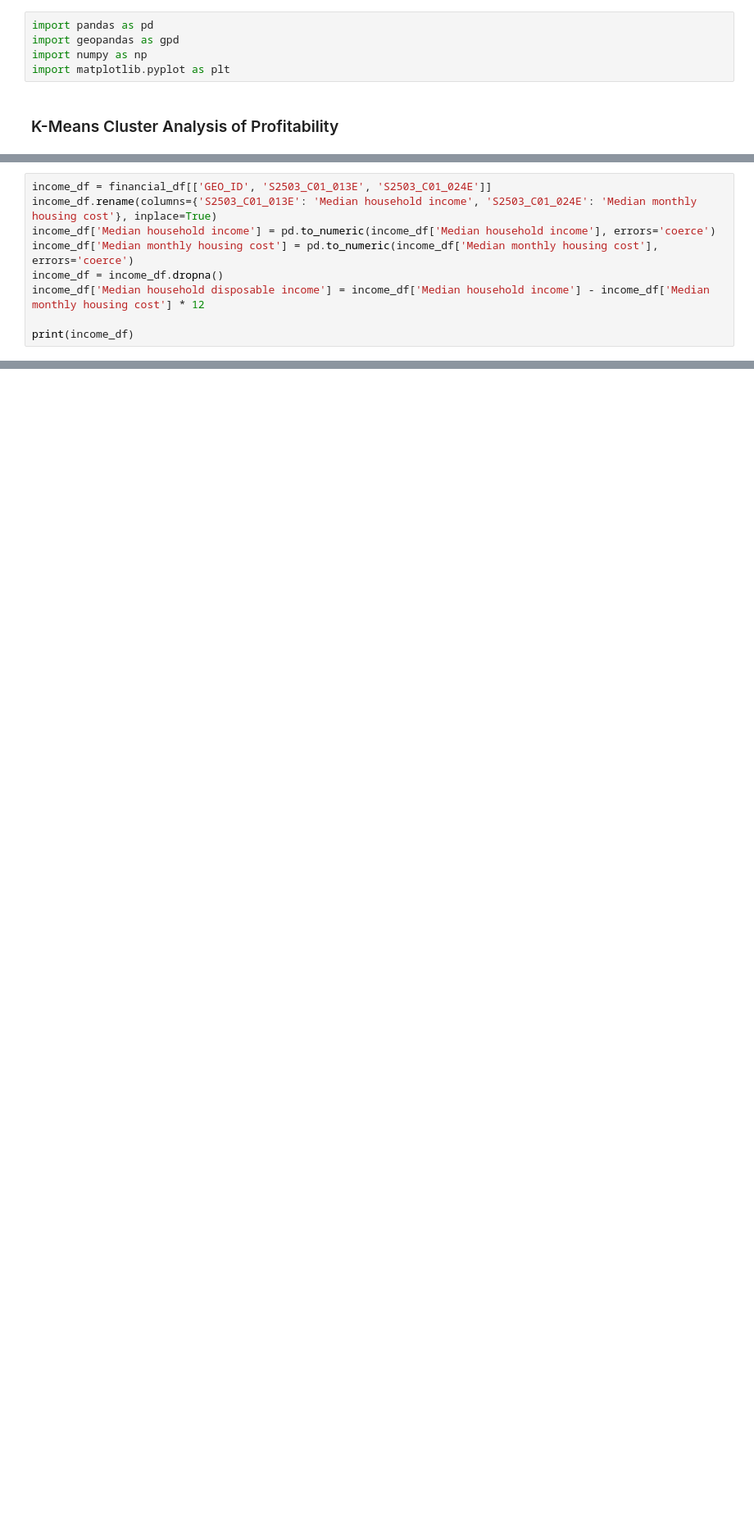
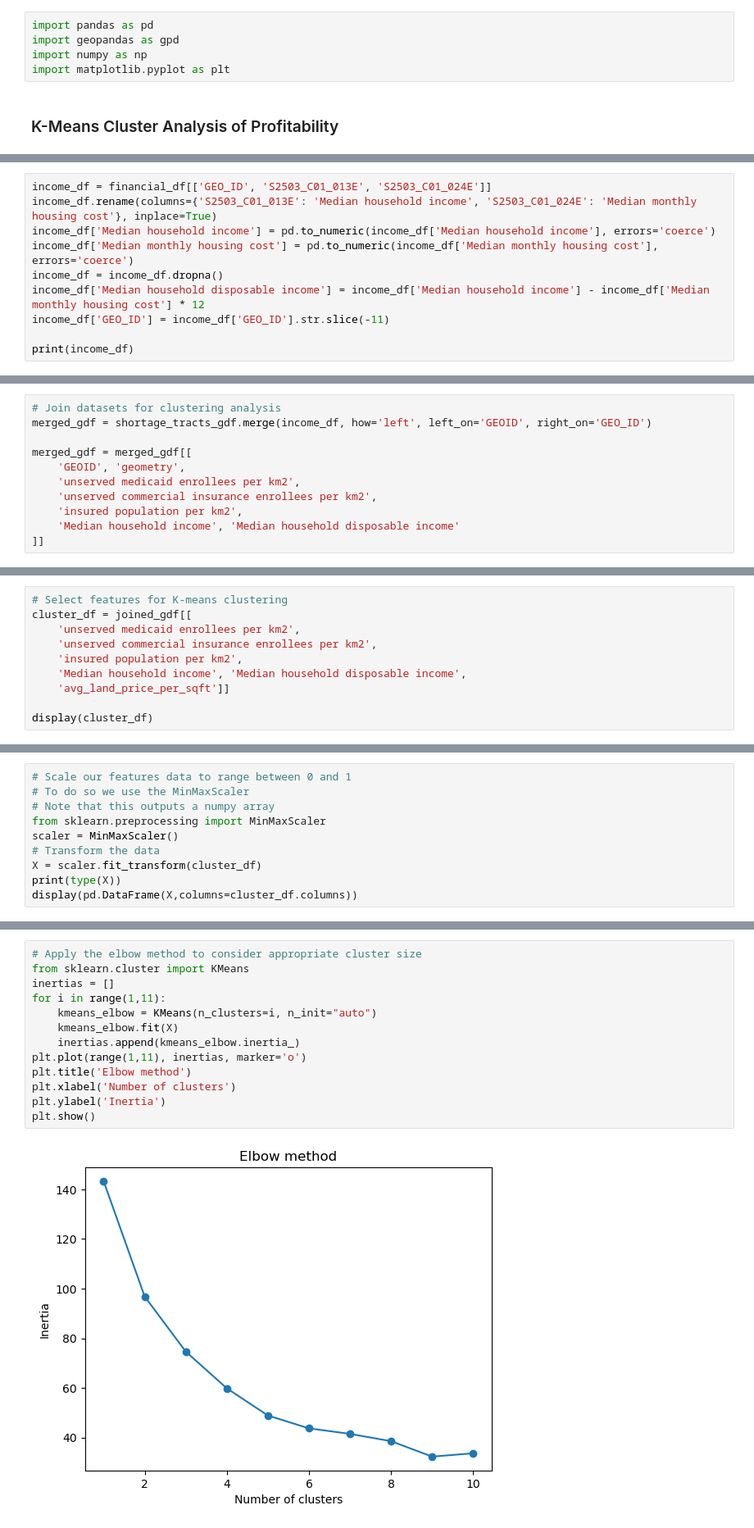
Before and after one commit to Kyungho0511/healthcare_identification, a Jupyter notebook: ipynb/clustering_profitability.ipynb, the cells around one changed output, grey strips where cells are left out. Shown at 82% size. Cells and saved outputs as stored; diff of their text form; blank space fills up the shorter version.

Commit message:
jupyter: clustering_profitability added

```diff
--- a/ipynb/clustering_profitability.ipynb
+++ b/ipynb/clustering_profitability.ipynb
@@ -27,6 +29,7 @@ income_df['Median household income'] = pd.to_numeric(income_df['Median household
 income_df['Median monthly housing cost'] = pd.to_numeric(income_df['Median monthly housing cost'], errors='coerce')
 income_df = income_df.dropna()
 income_df['Median household disposable income'] = income_df['Median household income'] - income_df['Median monthly housing cost'] * 12
+income_df['GEO_ID'] = income_df['GEO_ID'].str.slice(-11)
 
 print(income_df)
 # %% [output]
@@ -61,3 +64,14 @@ Try using .loc[row_indexer,col_indexer] = value instead
 
 See the caveats in the documentation: https://pandas.pydata.org/pandas-docs/stable/user_guide/indexing.html#returning-a-view-versus-a-copy
   income_df['Median monthly housing cost'] = pd.to_numeric(income_df['Median monthly housing cost'], errors='coerce')
+# %%
+# Join datasets for clustering analysis
+merged_gdf = shortage_tracts_gdf.merge(income_df, how='left', left_on='GEOID', right_on='GEO_ID')
+
+merged_gdf = merged_gdf[[
+    'GEOID', 'geometry',
+    'unserved medicaid enrollees per km2',
+    'unserved commercial insurance enrollees per km2',
+    'insured population per km2',
+    'Median household income', 'Median household disposable income'
+]]
@@ -63,0 +97,10 @@ See the caveats in the documentation: https://pandas.pydata.org/pandas-docs/stab
+# %%
+# Select features for K-means clustering
+cluster_df = joined_gdf[[
+    'unserved medicaid enrollees per km2',
+    'unserved commercial insurance enrollees per km2',
+    'insured population per km2',
+    'Median household income', 'Median household disposable income',
+    'avg_land_price_per_sqft']]
+
+display(cluster_df)
@@ -63,0 +121,10 @@ See the caveats in the documentation: https://pandas.pydata.org/pandas-docs/stab
+# %%
+# Scale our features data to range between 0 and 1
+# To do so we use the MinMaxScaler
+# Note that this outputs a numpy array
+from sklearn.preprocessing import MinMaxScaler
+scaler = MinMaxScaler()
+# Transform the data
+X = scaler.fit_transform(cluster_df)
+print(type(X))
+display(pd.DataFrame(X,columns=cluster_df.columns))
@@ -63,0 +146,15 @@ See the caveats in the documentation: https://pandas.pydata.org/pandas-docs/stab
+# %%
+# Apply the elbow method to consider appropriate cluster size
+from sklearn.cluster import KMeans
+inertias = []
+for i in range(1,11):
+    kmeans_elbow = KMeans(n_clusters=i, n_init="auto")
+    kmeans_elbow.fit(X)
+    inertias.append(kmeans_elbow.inertia_)
+plt.plot(range(1,11), inertias, marker='o')
+plt.title('Elbow method')
+plt.xlabel('Number of clusters')
+plt.ylabel('Inertia')
+plt.show()
+# %% [output]
+[figure, added]
```
Also changed, not shown: parts of 10 cells of this notebook, 6 other files.
